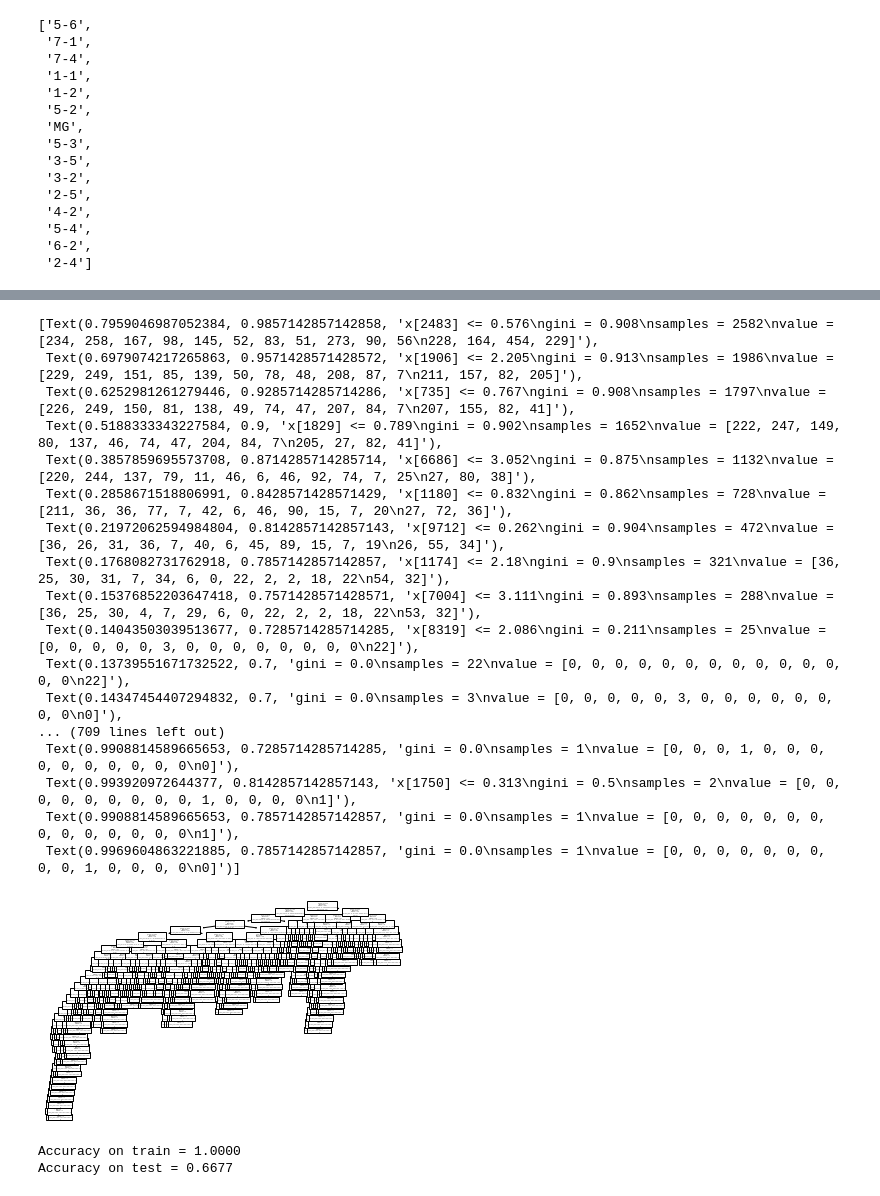
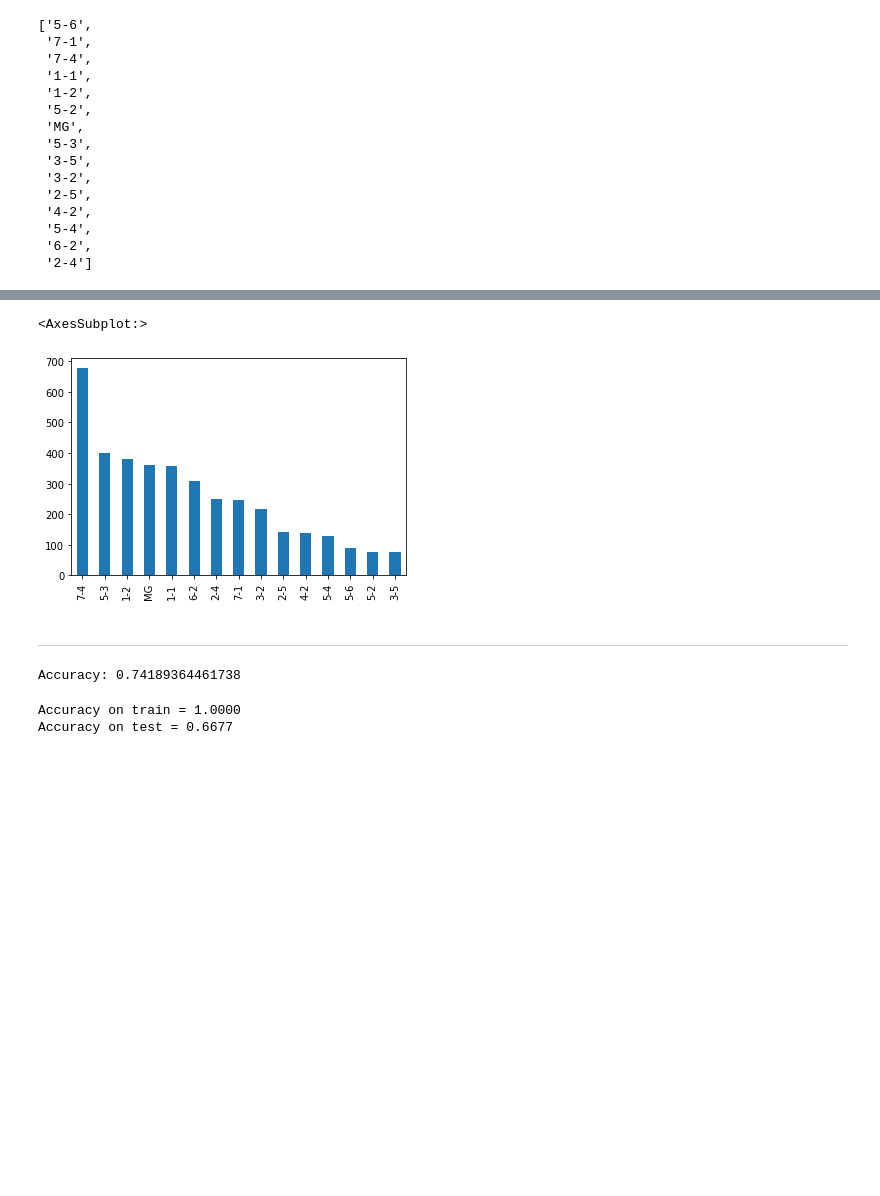
Before and after one commit to ozlembahar/devo-grn, a Jupyter notebook: notebooks/decisiontree.ipynb, the cells around one changed output, grey strips where cells are left out. Drawn from its saved outputs; the diff is of its cells as text; code cells hidden in the pictures; blank space fills up the shorter version.

```diff
--- a/notebooks/decisiontree.ipynb
+++ b/notebooks/decisiontree.ipynb
@@ -90 +80,8 @@ clf = tree.DecisionTreeClassifier()
+# %%
+Y.type.value_counts().plot(kind='bar')
+# %% [output]
+<AxesSubplot:>
+[figure, added]
+# %% [markdown]
+----------
 # %%
@@ -94,21 +92,0 @@ clf = clf.fit(X_train, y_train)
-# %%
-tree.plot_tree(clf)
-# %% [output]
-[Text(0.7959046987052384, 0.9857142857142858, 'x[2483] <= 0.576\ngini = 0.908\nsamples = 2582\nvalue = [234, 258, 167, 98, 145, 52, 83, 51, 273, 90, 56\n228, 164, 454, 229]'),
- Text(0.6979074217265863, 0.9571428571428572, 'x[1906] <= 2.205\ngini = 0.913\nsamples = 1986\nvalue = [229, 249, 151, 85, 139, 50, 78, 48, 208, 87, 7\n211, 157, 82, 205]'),
- Text(0.6252981261279446, 0.9285714285714286, 'x[735] <= 0.767\ngini = 0.908\nsamples = 1797\nvalue = [226, 249, 150, 81, 138, 49, 74, 47, 207, 84, 7\n207, 155, 82, 41]'),
- Text(0.5188333343227584, 0.9, 'x[1829] <= 0.789\ngini = 0.902\nsamples = 1652\nvalue = [222, 247, 149, 80, 137, 46, 74, 47, 204, 84, 7\n205, 27, 82, 41]'),
- Text(0.3857859695573708, 0.8714285714285714, 'x[6686] <= 3.052\ngini = 0.875\nsamples = 1132\nvalue = [220, 244, 137, 79, 11, 46, 6, 46, 92, 74, 7, 25\n27, 80, 38]'),
- Text(0.2858671518806991, 0.8428571428571429, 'x[1180] <= 0.832\ngini = 0.862\nsamples = 728\nvalue = [211, 36, 36, 77, 7, 42, 6, 46, 90, 15, 7, 20\n27, 72, 36]'),
- Text(0.21972062594984804, 0.8142857142857143, 'x[9712] <= 0.262\ngini = 0.904\nsamples = 472\nvalue = [36, 26, 31, 36, 7, 40, 6, 45, 89, 15, 7, 19\n26, 55, 34]'),
- Text(0.1768082731762918, 0.7857142857142857, 'x[1174] <= 2.18\ngini = 0.9\nsamples = 321\nvalue = [36, 25, 30, 31, 7, 34, 6, 0, 22, 2, 2, 18, 22\n54, 32]'),
- Text(0.15376852203647418, 0.7571428571428571, 'x[7004] <= 3.111\ngini = 0.893\nsamples = 288\nvalue = [36, 25, 30, 4, 7, 29, 6, 0, 22, 2, 2, 18, 22\n53, 32]'),
- Text(0.14043503039513677, 0.7285714285714285, 'x[8319] <= 2.086\ngini = 0.211\nsamples = 25\nvalue = [0, 0, 0, 0, 0, 3, 0, 0, 0, 0, 0, 0, 0, 0\n22]'),
- Text(0.13739551671732522, 0.7, 'gini = 0.0\nsamples = 22\nvalue = [0, 0, 0, 0, 0, 0, 0, 0, 0, 0, 0, 0, 0, 0\n22]'),
- Text(0.14347454407294832, 0.7, 'gini = 0.0\nsamples = 3\nvalue = [0, 0, 0, 0, 0, 3, 0, 0, 0, 0, 0, 0, 0, 0\n0]'),
-... (709 lines left out)
- Text(0.9908814589665653, 0.7285714285714285, 'gini = 0.0\nsamples = 1\nvalue = [0, 0, 0, 1, 0, 0, 0, 0, 0, 0, 0, 0, 0, 0\n0]'),
- Text(0.993920972644377, 0.8142857142857143, 'x[1750] <= 0.313\ngini = 0.5\nsamples = 2\nvalue = [0, 0, 0, 0, 0, 0, 0, 0, 0, 1, 0, 0, 0, 0\n1]'),
- Text(0.9908814589665653, 0.7857142857142857, 'gini = 0.0\nsamples = 1\nvalue = [0, 0, 0, 0, 0, 0, 0, 0, 0, 0, 0, 0, 0, 0\n1]'),
- Text(0.9969604863221885, 0.7857142857142857, 'gini = 0.0\nsamples = 1\nvalue = [0, 0, 0, 0, 0, 0, 0, 0, 0, 1, 0, 0, 0, 0\n0]')]
-[figure, removed]
@@ -115,3 +95,8 @@ tree.plot_tree(clf)
+# %%
+accuracy = accuracy_score(y_test, y_pred)
+print("Accuracy:", accuracy)
+# %% [output]
+Accuracy: 0.74189364461738
 # %%
 acc_train = clf.score(X_train, y_train)
 print("Accuracy on train = %0.4f " % acc_train)
```
Also changed, not shown: parts of 32 cells of this notebook, 3 other files.
